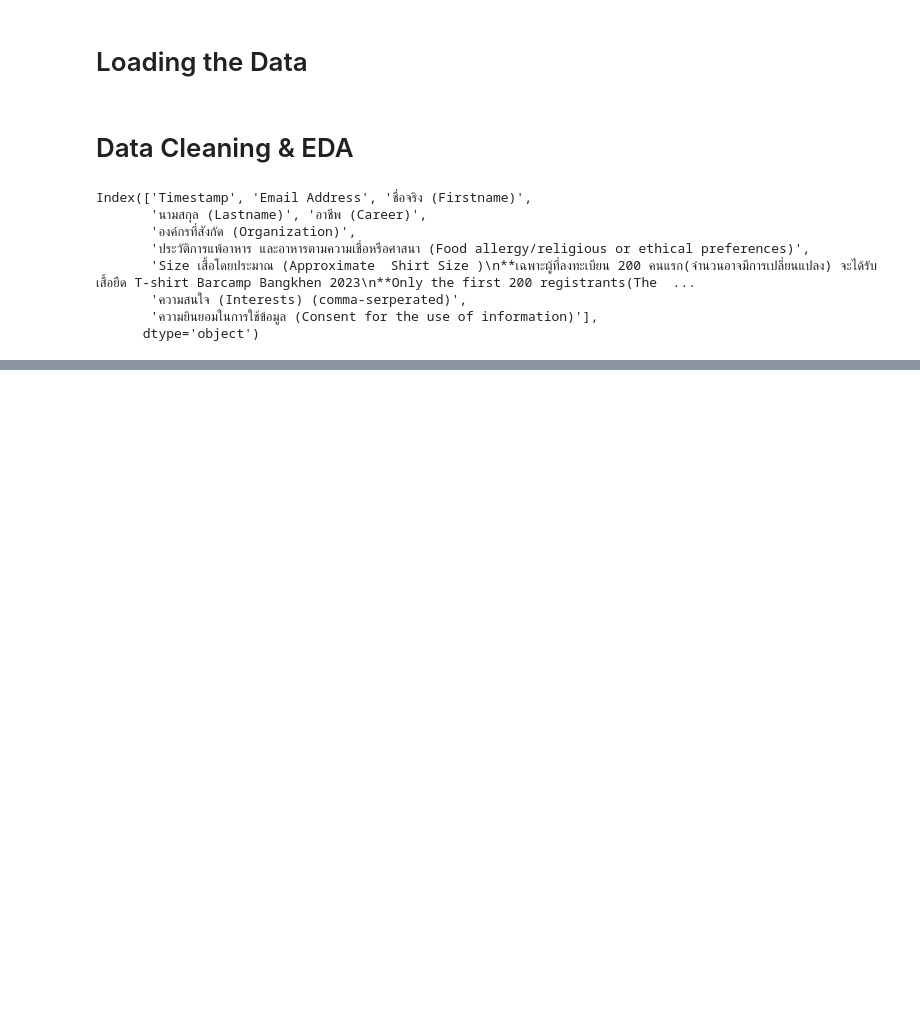
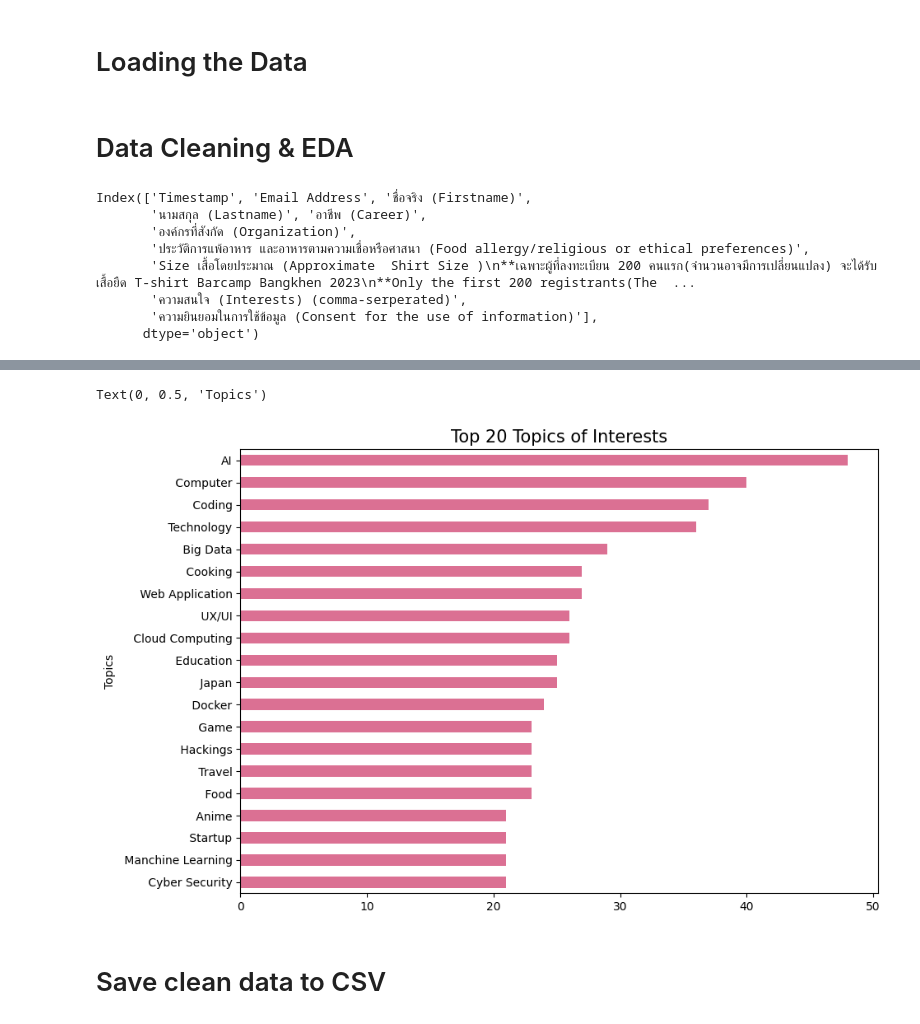
Before and after one commit to Kopzzz/BCBK2023-Participant-Insights, a Jupyter notebook: code/BCBK2023_Cleaning&EDA.ipynb, the cells around one changed output, grey strips where cells are left out. Drawn from its saved outputs; the diff is of its cells as text; code cells hidden in the pictures; blank space fills up the shorter version.

Commit message:
top 20 interests

```diff
--- a/code/BCBK2023_Cleaning&EDA.ipynb
+++ b/code/BCBK2023_Cleaning&EDA.ipynb
@@ -53 +55,9 @@ freq                     6
 Name: interest, dtype: object
+# %%
+interest_dummy = df['interest'].copy()
+interest_dummy = interest_dummy.str.strip()
+interest_dummy.str.replace(' ,', ',', regex=True)
+interest_dummy.str.replace(', ', ',', regex=True)
+
+interest_dummy = pd.concat([interest_dummy.str.get_dummies(sep=",")])
+interest_dummy.head()
@@ -53,0 +72,3 @@ Name: interest, dtype: object
+# %%
+interest_dummy = interest_dummy.drop(interest_dummy.columns[[0]],axis = 1)
+interest_dummy.head()
@@ -53,0 +83,4 @@ Name: interest, dtype: object
+# %%
+interest_count = interest_dummy.sum(axis=0).sort_values(ascending=False)
+df_interest_count = interest_count.to_frame().reset_index()
+df_interest_count
@@ -53,0 +101,11 @@ Name: interest, dtype: object
+# %%
+plt.figure(figsize=(10,7))
+interest_count[:20].plot(kind='barh', color='palevioletred')
+plt.gca().invert_yaxis()
+plt.title('Top 20 Topics of Interests', fontsize=15)
+plt.ylabel('Topics')
+# %% [output]
+Text(0, 0.5, 'Topics')
+[figure, added]
+# %% [markdown]
+# Save clean data to CSV
```
Also changed, not shown: parts of 6 cells of this notebook.
